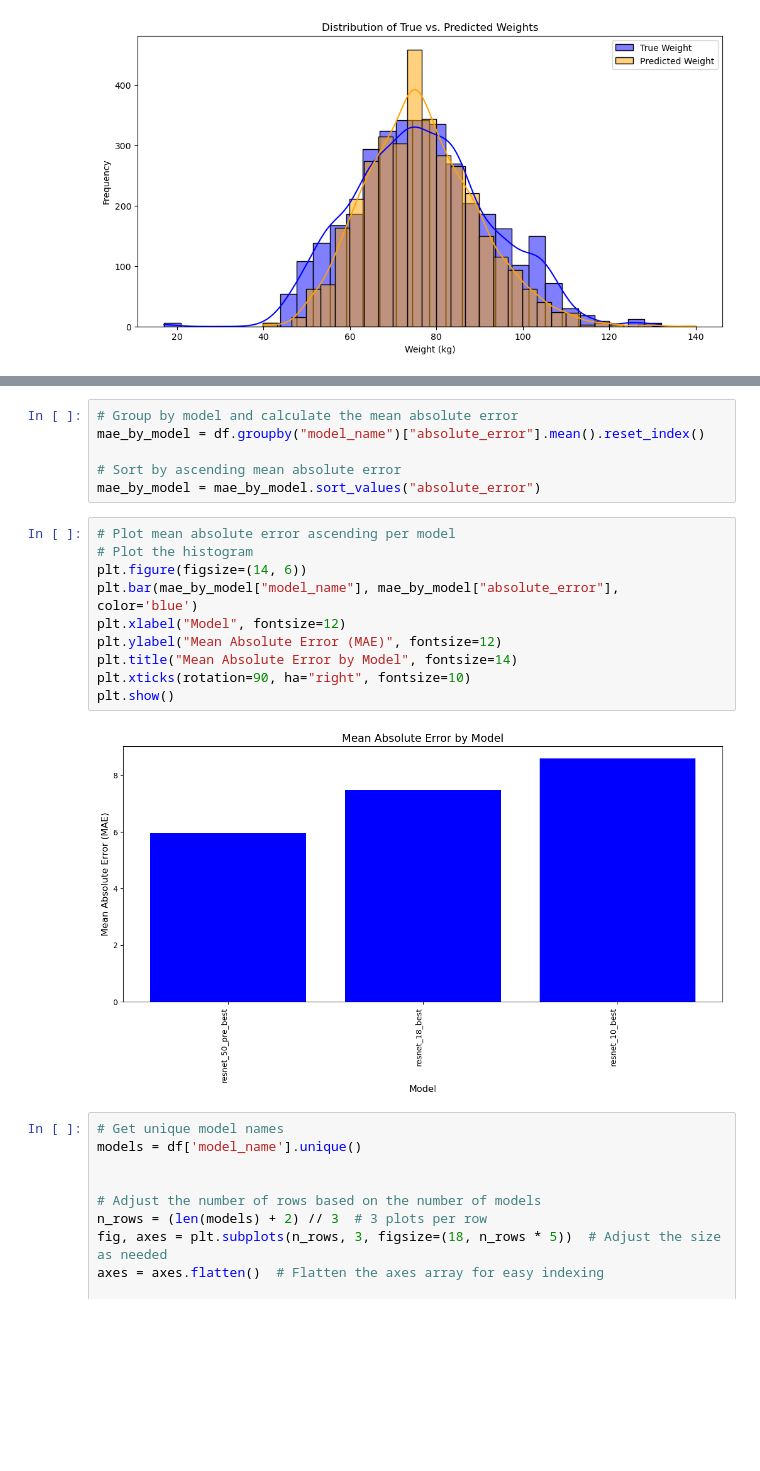
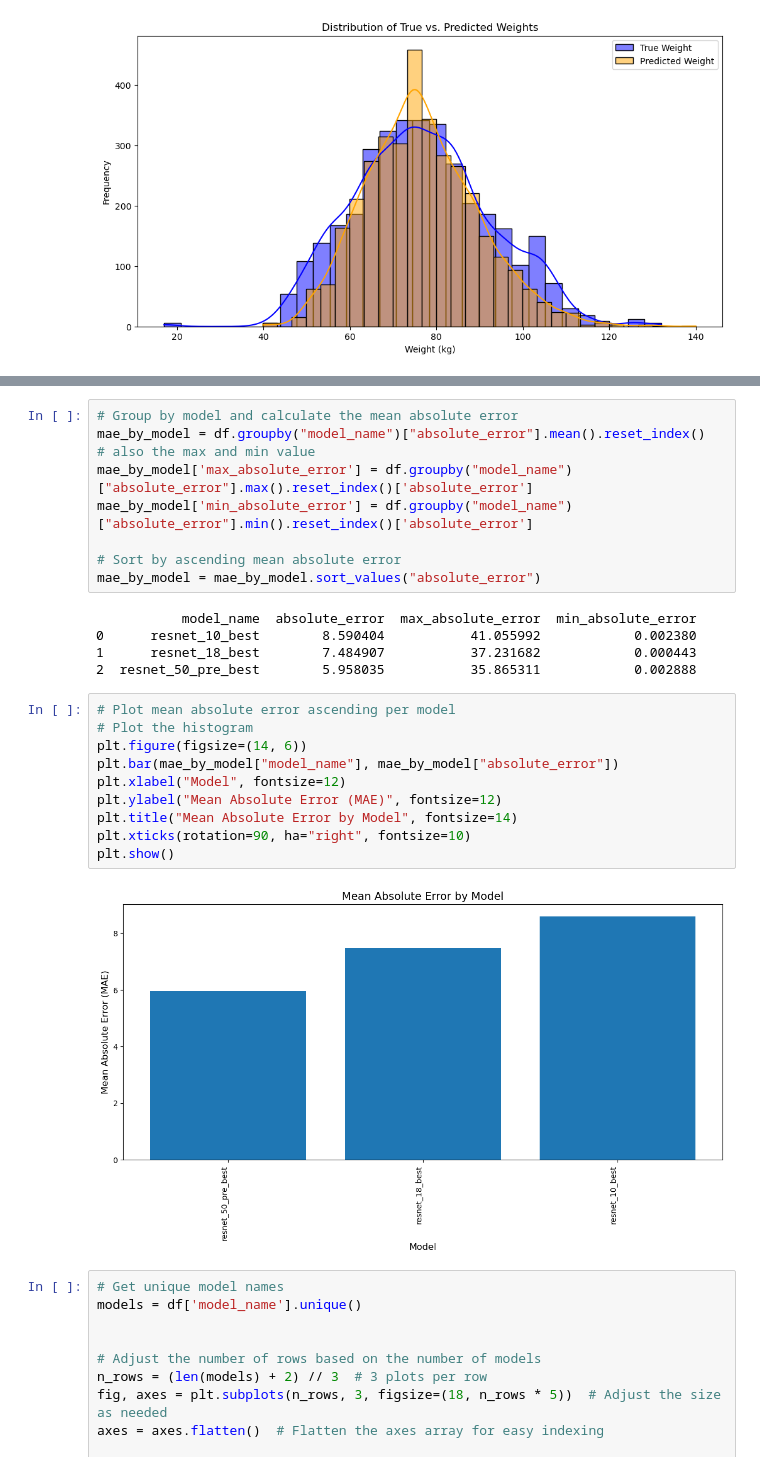
Before and after one commit to Justin-SG/inferring_body_weight_from_ct_scans, a Jupyter notebook: 5_Evaluation/Patrick/Model_Evaluation.ipynb, the cells around one changed output, grey strips where cells are left out. Saved outputs shown, nothing was run; the diff lists cells and outputs as text; blank space fills up the shorter version.

```diff
--- a/5_Evaluation/Patrick/Model_Evaluation.ipynb
+++ b/5_Evaluation/Patrick/Model_Evaluation.ipynb
@@ -90,21 +91,29 @@ df.head()
 # %%
 # Group by model and calculate the mean absolute error
 mae_by_model = df.groupby("model_name")["absolute_error"].mean().reset_index()
+# also the max and min value
+mae_by_model['max_absolute_error'] = df.groupby("model_name")["absolute_error"].max().reset_index()['absolute_error']
+mae_by_model['min_absolute_error'] = df.groupby("model_name")["absolute_error"].min().reset_index()['absolute_error']
 
 # Sort by ascending mean absolute error
 mae_by_model = mae_by_model.sort_values("absolute_error")
+# %% [output]
+           model_name  absolute_error  max_absolute_error  min_absolute_error
+0      resnet_10_best        8.590404           41.055992            0.002380
+1      resnet_18_best        7.484907           37.231682            0.000443
+2  resnet_50_pre_best        5.958035           35.865311            0.002888
 # %%
 # Plot mean absolute error ascending per model
 # Plot the histogram
 plt.figure(figsize=(14, 6))
-plt.bar(mae_by_model["model_name"], mae_by_model["absolute_error"], color='blue')
+plt.bar(mae_by_model["model_name"], mae_by_model["absolute_error"])
 plt.xlabel("Model", fontsize=12)
 plt.ylabel("Mean Absolute Error (MAE)", fontsize=12)
 plt.title("Mean Absolute Error by Model", fontsize=14)
 plt.xticks(rotation=90, ha="right", fontsize=10)
 plt.show()
 # %% [output]
-[figure, old version]
+[figure, new version]
 # %%
 # Get unique model names
 models = df['model_name'].unique()
```
Also changed, not shown: parts of 2 cells of this notebook.
